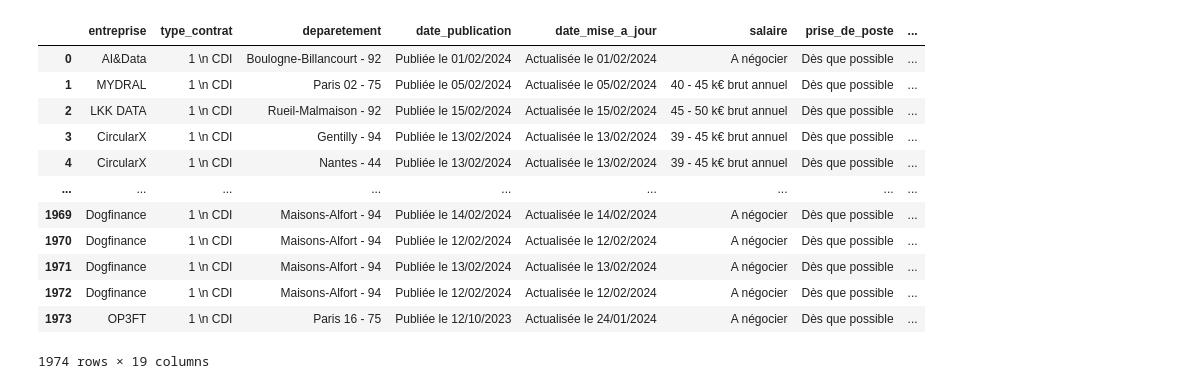
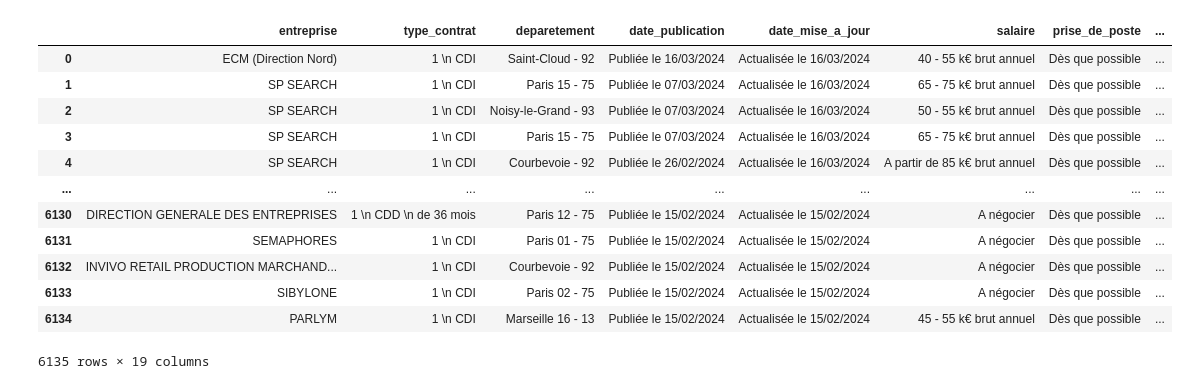
Before and after one commit to Racha1004/DALAS_projet, a Jupyter notebook: concat.ipynb, the cells around one changed output. Cells and saved outputs as stored; diff of their text form; code cells hidden in the pictures.

```diff
--- a/concat.ipynb
+++ b/concat.ipynb
@@ -1,7 +1,7 @@
 # %%
 import pandas as pd
 # %%
-df1 = pd.read_csv("Scrapped_Data/Data_Apec/Apec_data_1.csv")
+df1 = pd.read_csv("Scrapped_Data/Data_Apec_data/Apec_data_1.csv")
 df1
 # %% [output]
 |  | entreprise | type_contrat | deparetement | date_publication | date_mise_a_jour | salaire | prise_de_poste | ... |
@@ -20,5 +24,5 @@ df1
 # %%
-df2 = pd.read_csv("Scrapped_Data/Data_Apec/Apec_data_2.csv")
+df2 = pd.read_csv("Scrapped_Data/Data_Apec_data/Apec_data_2.csv")
 df2
 # %% [output]
 |  | entreprise | type_contrat | deparetement | date_publication | date_mise_a_jour | salaire | prise_de_poste | ... |
@@ -36,0 +41,3 @@ df2
+# %%
+df3 = pd.read_csv("Scrapped_Data/Data_Apec_data/Apec_data_3.csv")
+df3
@@ -37,19 +58,19 @@ df2
 # %%
-df = pd.concat([df1,df2] , ignore_index=True)
+df = pd.concat([df1,df2 , df3] , ignore_index=True)
 df
 # %% [output]
 |  | entreprise | type_contrat | deparetement | date_publication | date_mise_a_jour | salaire | prise_de_poste | ... |
-| 0 | AI&Data | 1 \n CDI | Boulogne-Billancourt - 92 | Publiée le 01/02/2024 | Actualisée le 01/02/2024 | A négocier | Dès que possible | ... |
-| 1 | MYDRAL | 1 \n CDI | Paris 02 - 75 | Publiée le 05/02/2024 | Actualisée le 05/02/2024 | 40 - 45 k€ brut annuel | Dès que possible | ... |
-| 2 | LKK DATA | 1 \n CDI | Rueil-Malmaison - 92 | Publiée le 15/02/2024 | Actualisée le 15/02/2024 | 45 - 50 k€ brut annuel | Dès que possible | ... |
-| 3 | CircularX | 1 \n CDI | Gentilly - 94 | Publiée le 13/02/2024 | Actualisée le 13/02/2024 | 39 - 45 k€ brut annuel | Dès que possible | ... |
-| 4 | CircularX | 1 \n CDI | Nantes - 44 | Publiée le 13/02/2024 | Actualisée le 13/02/2024 | 39 - 45 k€ brut annuel | Dès que possible | ... |
+| 0 | ECM (Direction Nord) | 1 \n CDI | Saint-Cloud - 92 | Publiée le 16/03/2024 | Actualisée le 16/03/2024 | 40 - 55 k€ brut annuel | Dès que possible | ... |
+| 1 | SP SEARCH | 1 \n CDI | Paris 15 - 75 | Publiée le 07/03/2024 | Actualisée le 16/03/2024 | 65 - 75 k€ brut annuel | Dès que possible | ... |
+| 2 | SP SEARCH | 1 \n CDI | Noisy-le-Grand - 93 | Publiée le 07/03/2024 | Actualisée le 16/03/2024 | 50 - 55 k€ brut annuel | Dès que possible | ... |
+| 3 | SP SEARCH | 1 \n CDI | Paris 15 - 75 | Publiée le 07/03/2024 | Actualisée le 16/03/2024 | 65 - 75 k€ brut annuel | Dès que possible | ... |
+| 4 | SP SEARCH | 1 \n CDI | Courbevoie - 92 | Publiée le 26/02/2024 | Actualisée le 16/03/2024 | A partir de 85 k€ brut annuel | Dès que possible | ... |
 | ... | ... | ... | ... | ... | ... | ... | ... | ... |
-| 1969 | Dogfinance | 1 \n CDI | Maisons-Alfort - 94 | Publiée le 14/02/2024 | Actualisée le 14/02/2024 | A négocier | Dès que possible | ... |
-| 1970 | Dogfinance | 1 \n CDI | Maisons-Alfort - 94 | Publiée le 12/02/2024 | Actualisée le 12/02/2024 | A négocier | Dès que possible | ... |
-| 1971 | Dogfinance | 1 \n CDI | Maisons-Alfort - 94 | Publiée le 13/02/2024 | Actualisée le 13/02/2024 | A négocier | Dès que possible | ... |
-| 1972 | Dogfinance | 1 \n CDI | Maisons-Alfort - 94 | Publiée le 12/02/2024 | Actualisée le 12/02/2024 | A négocier | Dès que possible | ... |
-| 1973 | OP3FT | 1 \n CDI | Paris 16 - 75 | Publiée le 12/10/2023 | Actualisée le 24/01/2024 | A négocier | Dès que possible | ... |
+| 6130 | DIRECTION GENERALE DES ENTREPRISES | 1 \n CDD \n de 36 mois | Paris 12 - 75 | Publiée le 15/02/2024 | Actualisée le 15/02/2024 | A négocier | Dès que possible | ... |
+| 6131 | SEMAPHORES | 1 \n CDI | Paris 01 - 75 | Publiée le 15/02/2024 | Actualisée le 15/02/2024 | A négocier | Dès que possible | ... |
+| 6132 | INVIVO RETAIL PRODUCTION MARCHAND... | 1 \n CDI | Courbevoie - 92 | Publiée le 15/02/2024 | Actualisée le 15/02/2024 | A négocier | Dès que possible | ... |
+| 6133 | SIBYLONE | 1 \n CDI | Paris 02 - 75 | Publiée le 15/02/2024 | Actualisée le 15/02/2024 | A négocier | Dès que possible | ... |
+| 6134 | PARLYM | 1 \n CDI | Marseille 16 - 13 | Publiée le 15/02/2024 | Actualisée le 15/02/2024 | 45 - 55 k€ brut annuel | Dès que possible | ... |
-1974 rows × 19 columns
+6135 rows × 19 columns
 # %%
 df.to_csv(f'Scrapped_Data/Data_Apec/Apec_data_total.csv', index=False)
```
Also changed, not shown: parts of 3 cells of this notebook, 5 other files.
